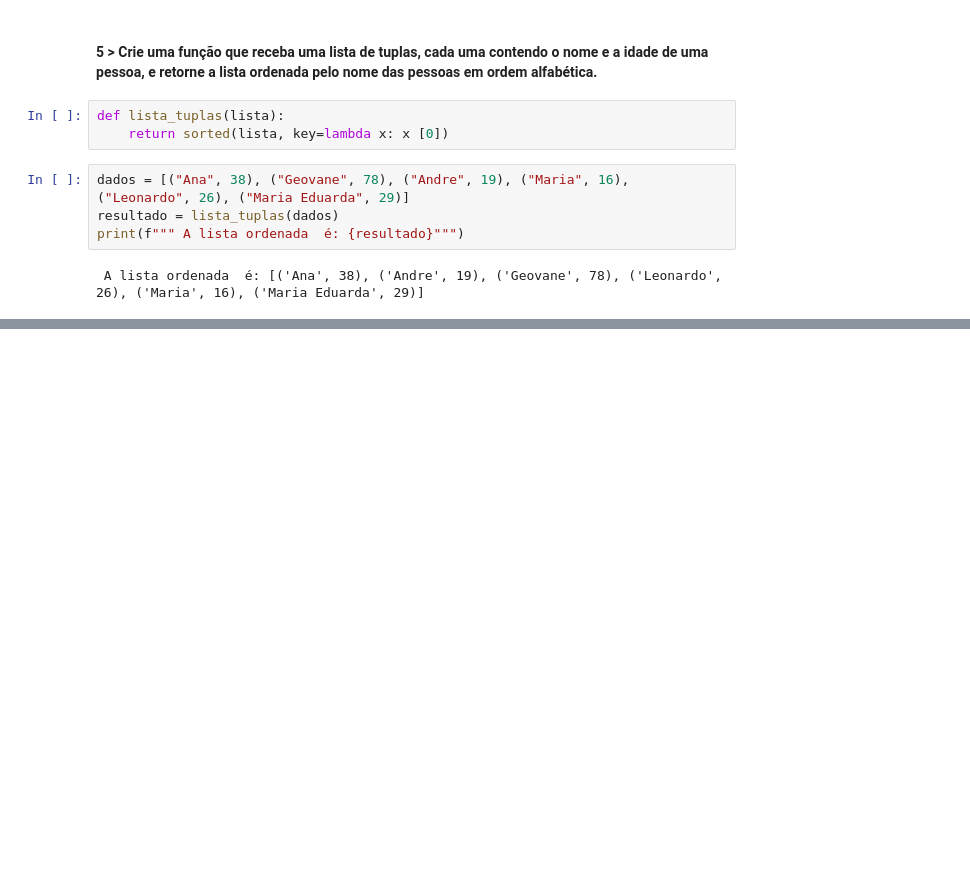
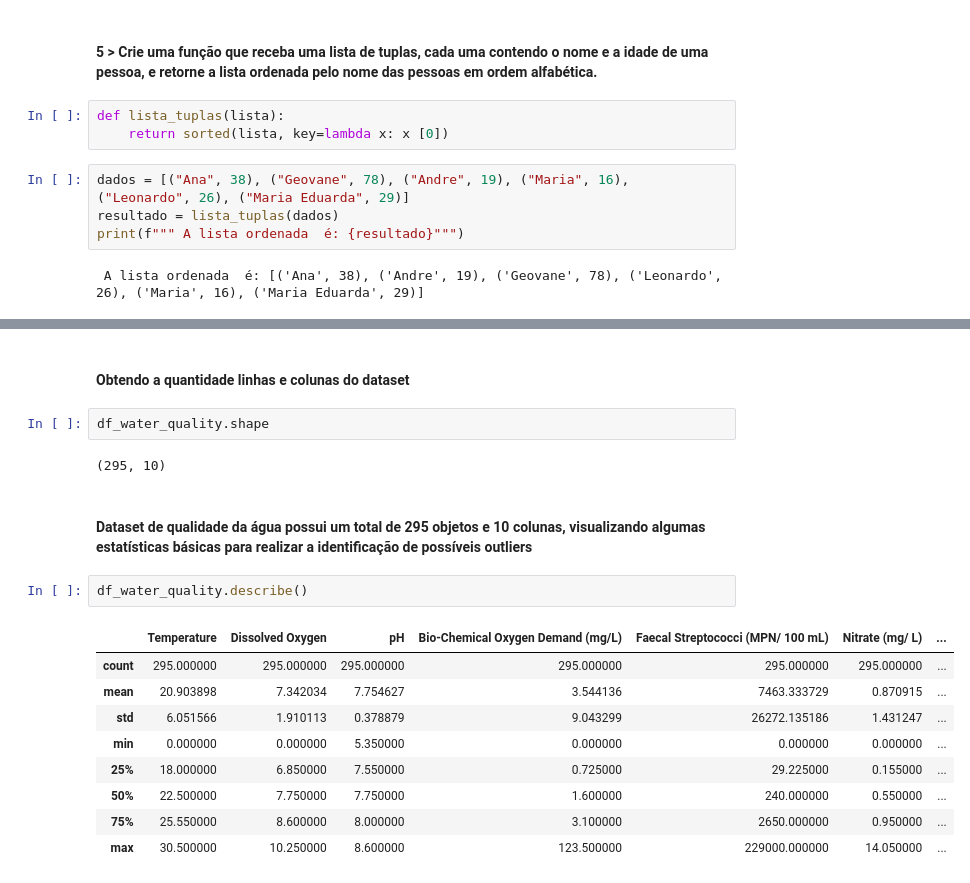
Before and after one commit to Lulelis/Bootcamp_Machine_Learning_Atlantico_Avantii, a Jupyter notebook: atividade_02/Atividade_02_Lucas_Elias.ipynb, the cells around one changed output, grey strips where cells are left out. Cells and saved outputs as stored; diff of their text form; blank space fills up the shorter version.

```diff
--- a/atividade_02/Atividade_02_Lucas_Elias.ipynb
+++ b/atividade_02/Atividade_02_Lucas_Elias.ipynb
@@ -95,0 +121,20 @@ print(f""" A lista ordenada  é: {resultado}""")
+# %% [markdown]
+#### Obtendo a quantidade linhas e colunas do dataset
+# %%
+df_water_quality.shape
+# %% [output]
+(295, 10)
+# %% [markdown]
+#### Dataset de qualidade da água possui um total de 295 objetos e 10 colunas, visualizando algumas estatísticas básicas para realizar a identificação de possíveis outliers
+# %%
+df_water_quality.describe()
+# %% [output]
+|  | Temperature | Dissolved Oxygen | pH | Bio-Chemical Oxygen Demand (mg/L) | Faecal Streptococci (MPN/ 100 mL) | Nitrate (mg/ L) | ... |
+| count | 295.000000 | 295.000000 | 295.000000 | 295.000000 | 295.000000 | 295.000000 | ... |
+| mean | 20.903898 | 7.342034 | 7.754627 | 3.544136 | 7463.333729 | 0.870915 | ... |
+| std | 6.051566 | 1.910113 | 0.378879 | 9.043299 | 26272.135186 | 1.431247 | ... |
+| min | 0.000000 | 0.000000 | 5.350000 | 0.000000 | 0.000000 | 0.000000 | ... |
+| 25% | 18.000000 | 6.850000 | 7.550000 | 0.725000 | 29.225000 | 0.155000 | ... |
+| 50% | 22.500000 | 7.750000 | 7.750000 | 1.600000 | 240.000000 | 0.550000 | ... |
+| 75% | 25.550000 | 8.600000 | 8.000000 | 3.100000 | 2650.000000 | 0.950000 | ... |
+| max | 30.500000 | 10.250000 | 8.600000 | 123.500000 | 229000.000000 | 14.050000 | ... |
```
Also changed, not shown: parts of 31 cells of this notebook, 2 other files.
